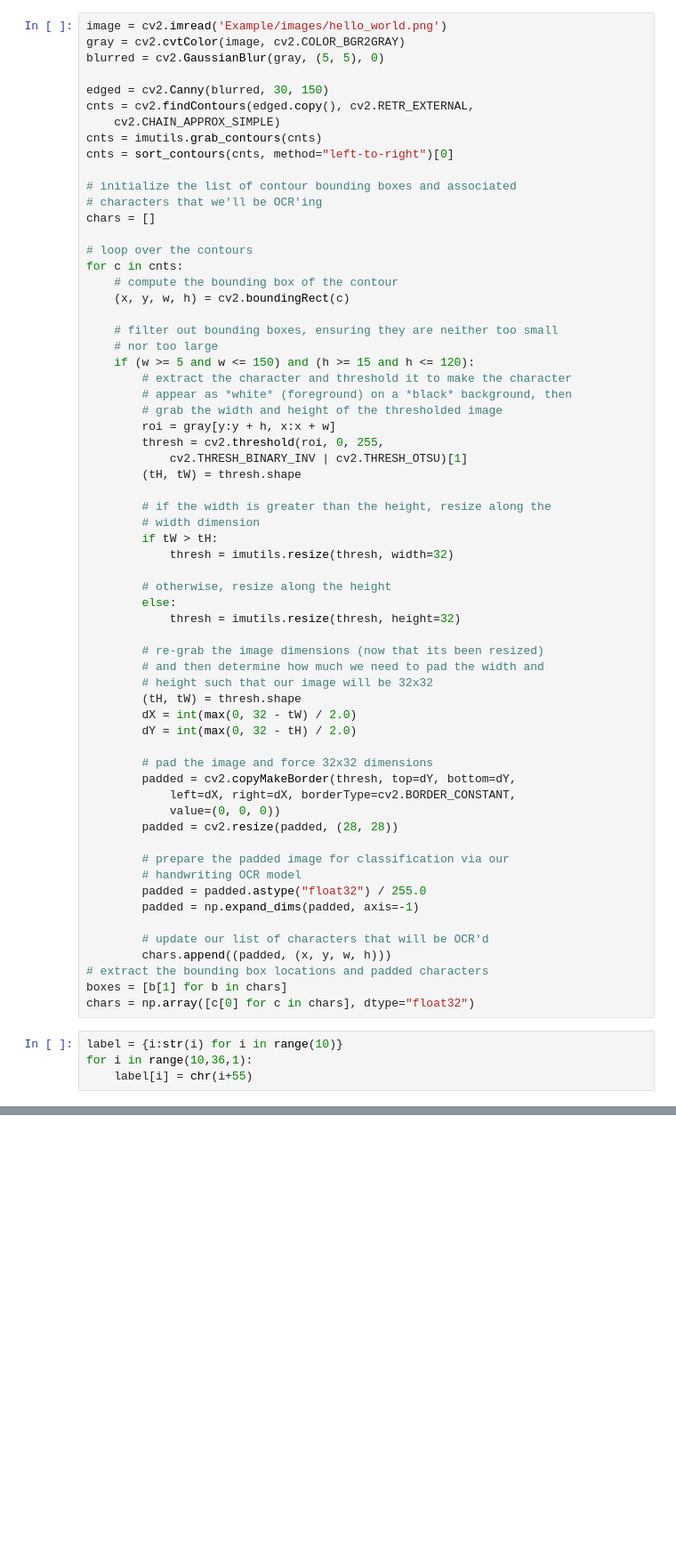
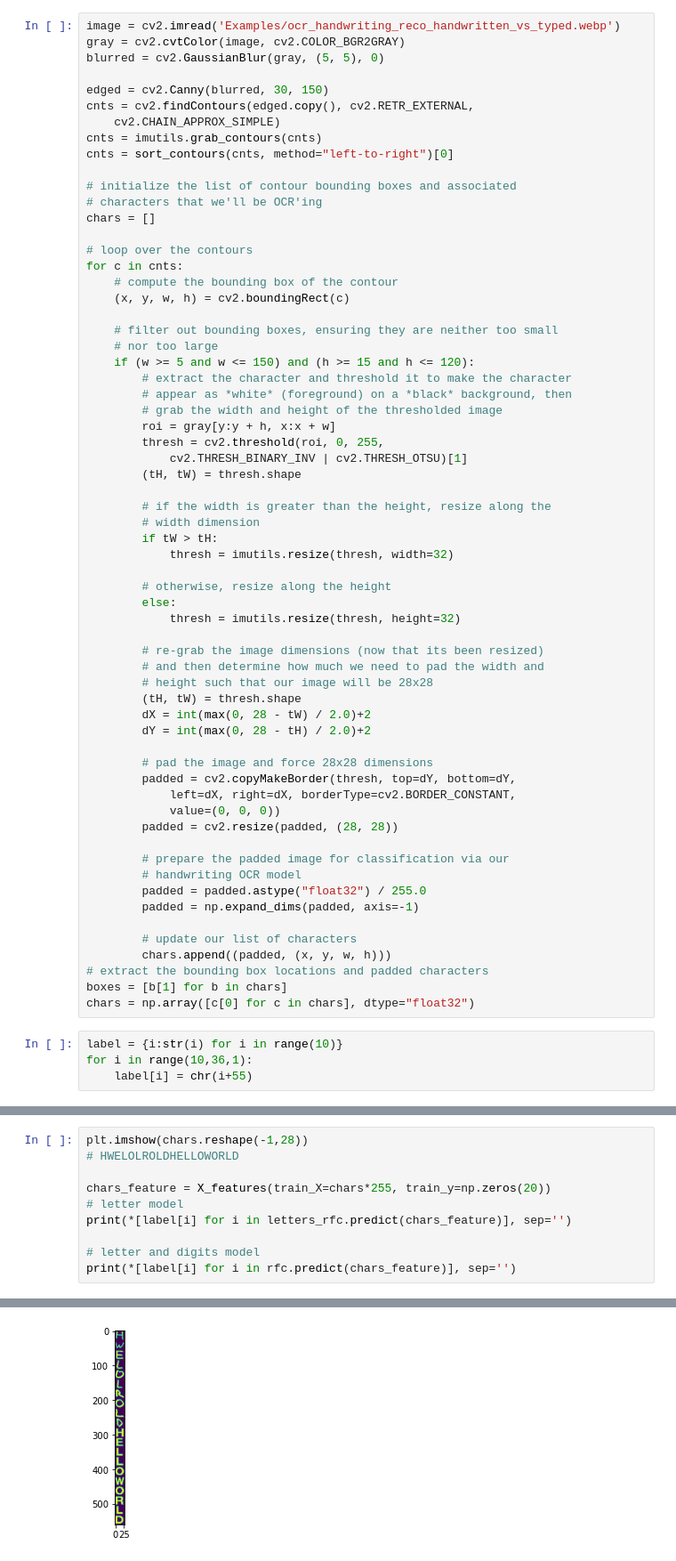
Before and after one commit to wlwlct/HandWritingRecognization, a Jupyter notebook: Train.ipynb, the cells around one changed output, grey strips where cells are left out. Shown at 89% size. Cells and saved outputs as stored; diff of their text form; blank space fills up the shorter version.

Commit message:
correct prediction and save model

```diff
--- a/Train.ipynb
+++ b/Train.ipynb
@@ -414,7 +414,7 @@ plt.legend(loc="best")
 import imutils
 from imutils.contours import sort_contours
 # %%
-image = cv2.imread('Example/images/hello_world.png')
+image = cv2.imread('Examples/ocr_handwriting_reco_handwritten_vs_typed.webp')
 gray = cv2.cvtColor(image, cv2.COLOR_BGR2GRAY)
 blurred = cv2.GaussianBlur(gray, (5, 5), 0)
 
@@ -455,12 +455,12 @@ for c in cnts:
 
 		# re-grab the image dimensions (now that its been resized)
 		# and then determine how much we need to pad the width and
-		# height such that our image will be 32x32
+		# height such that our image will be 28x28
 		(tH, tW) = thresh.shape
-		dX = int(max(0, 32 - tW) / 2.0)
-		dY = int(max(0, 32 - tH) / 2.0)
+		dX = int(max(0, 28 - tW) / 2.0)+2
+		dY = int(max(0, 28 - tH) / 2.0)+2
 
-		# pad the image and force 32x32 dimensions
+		# pad the image and force 28x28 dimensions
 		padded = cv2.copyMakeBorder(thresh, top=dY, bottom=dY,
 			left=dX, right=dX, borderType=cv2.BORDER_CONSTANT,
 			value=(0, 0, 0))
@@ -471,7 +471,7 @@ for c in cnts:
 		padded = padded.astype("float32") / 255.0
 		padded = np.expand_dims(padded, axis=-1)
 
-		# update our list of characters that will be OCR'd
+		# update our list of characters
 		chars.append((padded, (x, y, w, h)))
 # extract the bounding box locations and padded characters
 boxes = [b[1] for b in chars]
@@ -488,0 +485,11 @@ plt.imshow(chars.reshape(-1,28))
+# %%
+plt.imshow(chars.reshape(-1,28))
+# HWELOLROLDHELLOWORLD
+
+chars_feature = X_features(train_X=chars*255, train_y=np.zeros(20))
+# letter model
+print(*[label[i] for i in letters_rfc.predict(chars_feature)], sep='')
+
+# letter and digits model
+print(*[label[i] for i in rfc.predict(chars_feature)], sep='')
+# %% [output]
@@ -488,0 +498 @@ plt.imshow(chars.reshape(-1,28))
+[figure, added]
```
Also changed, not shown: parts of 10 cells of this notebook.
